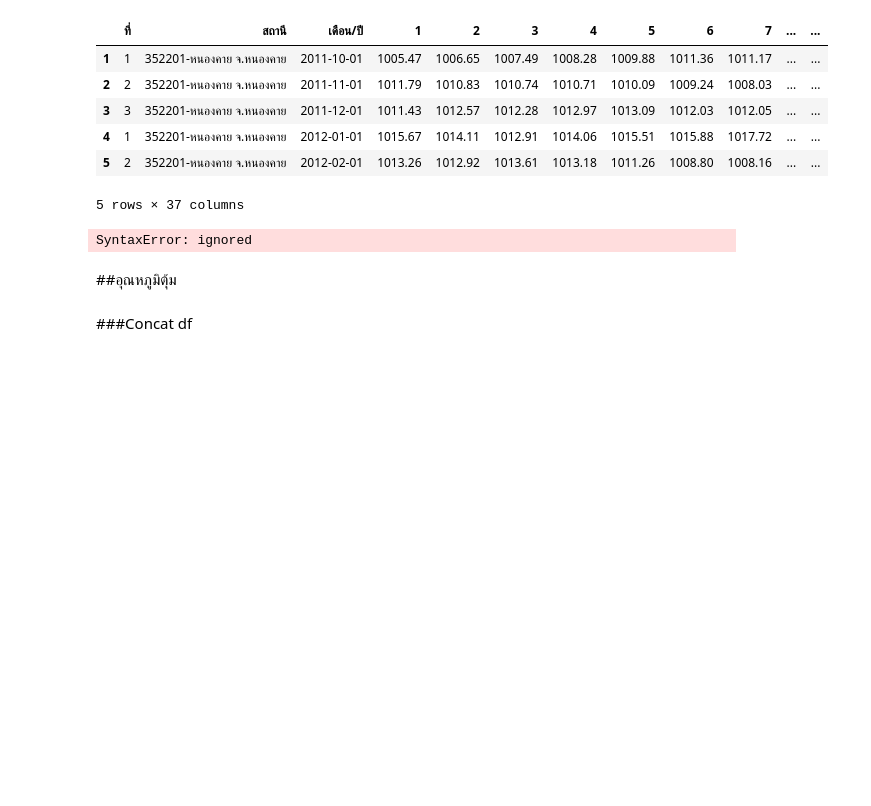
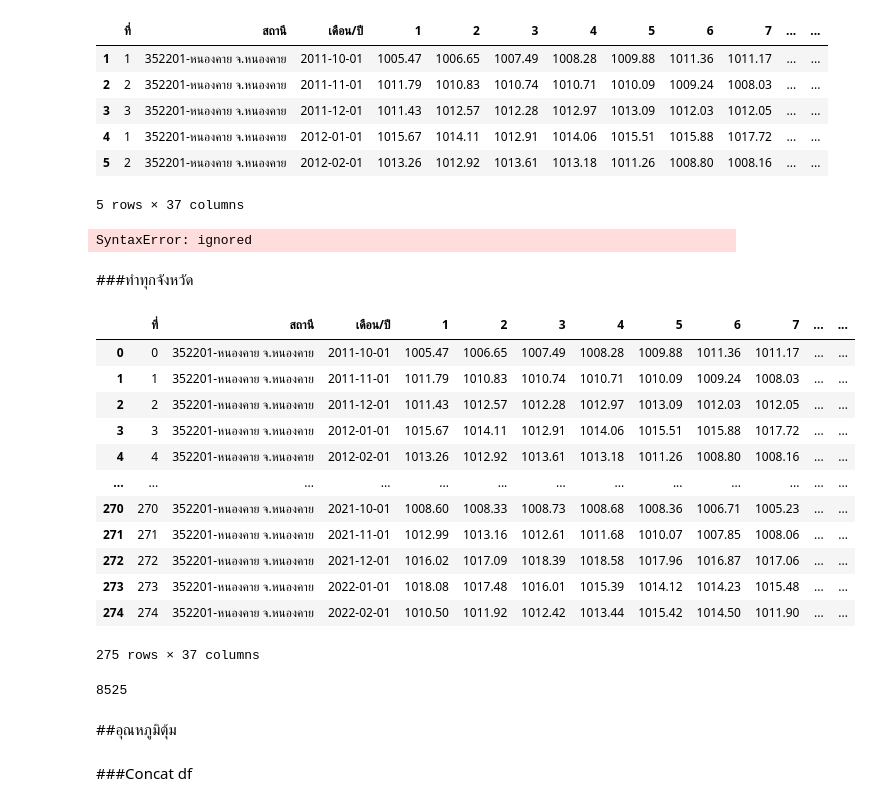
Before and after one commit to Nattakonjpg/bsc_dpbm22, a Jupyter notebook: [data3]_กรมอุตุ_.ipynb, the cells around one changed output. Saved outputs shown, nothing was run; the diff lists cells and outputs as text; code cells hidden in the pictures; blank space fills up the shorter version.

Commit message:
สร้าง list เตรียมทำต่อ

```diff
--- a/[data3]_กรมอุตุ_.ipynb
+++ b/[data3]_กรมอุตุ_.ipynb
@@ -290,3 +310,25 @@ for index, row in pkkc2.iterrows():
     #print(f'วันที่ ',i,'เดือนที่ ',row['เดือน'],' ปีที่ ', row['ปี'],'ความกด -> ',row[i-1])
 # %% [output]
 SyntaxError: ignored
+# %% [markdown]
+###ทำทุกจังหวัด
+# %%
+Pre =Pre.reset_index()
+Pre['ที่'] = Pre['index']
+del Pre['index']
+# %%
+Pre
+# %% [output]
+|  | ที่ | สถานี | เดือน/ปี | 1 | 2 | 3 | 4 | 5 | 6 | 7 | ... | ... |
+| 0 | 0 | 352201-หนองคาย จ.หนองคาย | 2011-10-01 | 1005.47 | 1006.65 | 1007.49 | 1008.28 | 1009.88 | 1011.36 | 1011.17 | ... | ... |
+| 1 | 1 | 352201-หนองคาย จ.หนองคาย | 2011-11-01 | 1011.79 | 1010.83 | 1010.74 | 1010.71 | 1010.09 | 1009.24 | 1008.03 | ... | ... |
+| 2 | 2 | 352201-หนองคาย จ.หนองคาย | 2011-12-01 | 1011.43 | 1012.57 | 1012.28 | 1012.97 | 1013.09 | 1012.03 | 1012.05 | ... | ... |
+| 3 | 3 | 352201-หนองคาย จ.หนองคาย | 2012-01-01 | 1015.67 | 1014.11 | 1012.91 | 1014.06 | 1015.51 | 1015.88 | 1017.72 | ... | ... |
+| 4 | 4 | 352201-หนองคาย จ.หนองคาย | 2012-02-01 | 1013.26 | 1012.92 | 1013.61 | 1013.18 | 1011.26 | 1008.80 | 1008.16 | ... | ... |
+| ... | ... | ... | ... | ... | ... | ... | ... | ... | ... | ... | ... | ... |
+| 270 | 270 | 352201-หนองคาย จ.หนองคาย | 2021-10-01 | 1008.60 | 1008.33 | 1008.73 | 1008.68 | 1008.36 | 1006.71 | 1005.23 | ... | ... |
+| 271 | 271 | 352201-หนองคาย จ.หนองคาย | 2021-11-01 | 1012.99 | 1013.16 | 1012.61 | 1011.68 | 1010.07 | 1007.85 | 1008.06 | ... | ... |
+| 272 | 272 | 352201-หนองคาย จ.หนองคาย | 2021-12-01 | 1016.02 | 1017.09 | 1018.39 | 1018.58 | 1017.96 | 1016.87 | 1017.06 | ... | ... |
+| 273 | 273 | 352201-หนองคาย จ.หนองคาย | 2022-01-01 | 1018.08 | 1017.48 | 1016.01 | 1015.39 | 1014.12 | 1014.23 | 1015.48 | ... | ... |
+| 274 | 274 | 352201-หนองคาย จ.หนองคาย | 2022-02-01 | 1010.50 | 1011.92 | 1012.42 | 1013.44 | 1015.42 | 1014.50 | 1011.90 | ... | ... |
+275 rows × 37 columns
@@ -293,3 +344,7 @@ SyntaxError: ignored
+# %%
+len(Pl) # list ที่เก็บข้อมูลความเร็วของทุกจังหวัดแล้ว
+# %% [output]
+8525
 # %% [markdown]
 ##อุณหภูมิตุ้ม
 # %%
```
Also changed, not shown: parts of 44 cells of this notebook.
